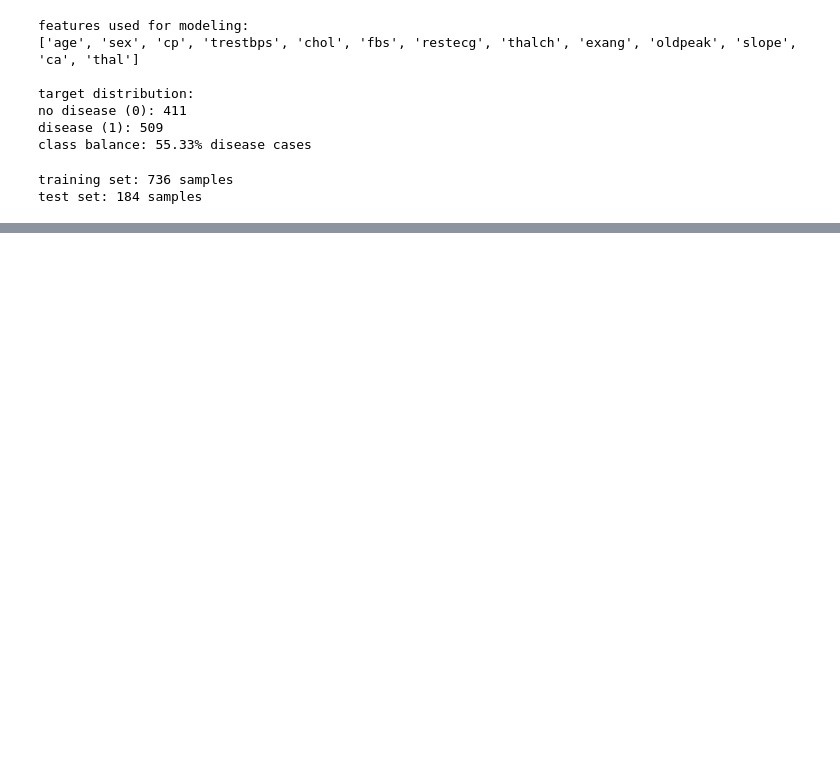
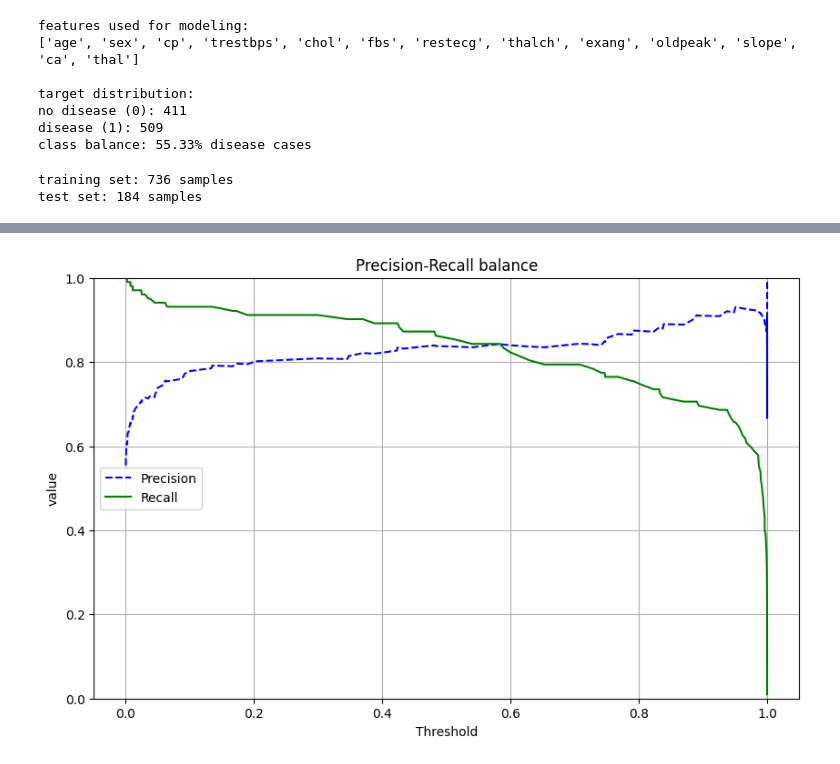
Before and after one commit to budweisserr/course-work-ml-evaluation, a Jupyter notebook: model/src/model_training.ipynb, the cells around one changed output, grey strips where cells are left out. Cells and saved outputs as stored; diff of their text form; code cells hidden in the pictures; blank space fills up the shorter version.

Commit message:
added some plotting :)

```diff
--- a/model/src/model_training.ipynb
+++ b/model/src/model_training.ipynb
@@ -529,3 +547,20 @@ model_metadata = {
 
 with open('model_metadata.json', 'w') as f:
     json.dump(model_metadata, f, indent=2)
+# %%
+y_scores = model.predict_proba(X_test)[:, 1]
+
+precisions, recalls, thresholds = precision_recall_curve(y_test, y_scores)
+
+plt.figure(figsize=(10, 6))
+plt.plot(thresholds, precisions[:-1], "b--", label="Precision")
+plt.plot(thresholds, recalls[:-1], "g-", label="Recall")
+plt.xlabel("Threshold")
+plt.ylabel("value")
+plt.title("Precision-Recall balance")
+plt.legend(loc="center left")
+plt.grid(True)
+plt.ylim([0, 1])
+plt.show()
+# %% [output]
+[figure, added]
```
Also changed, not shown: parts of 11 cells of this notebook.
